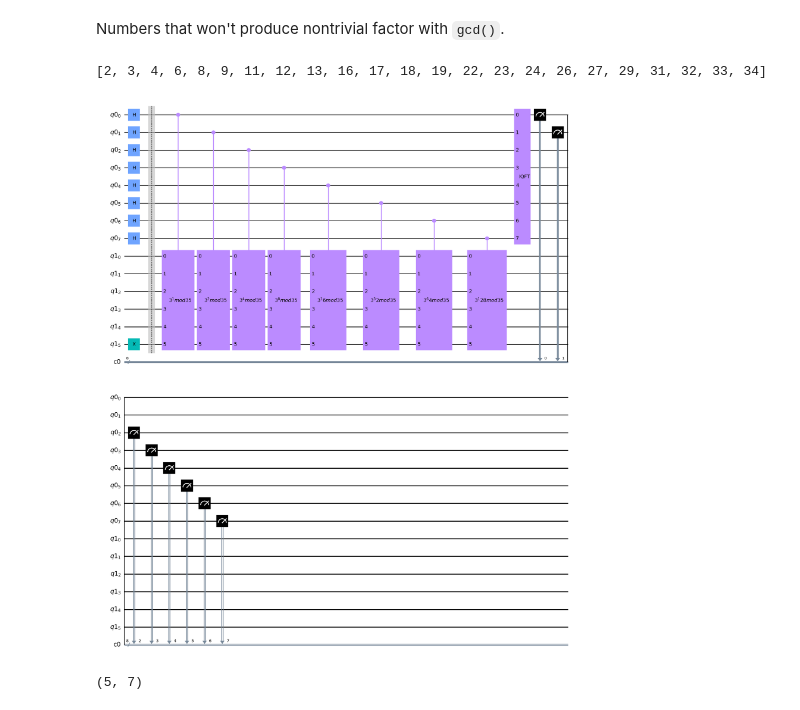
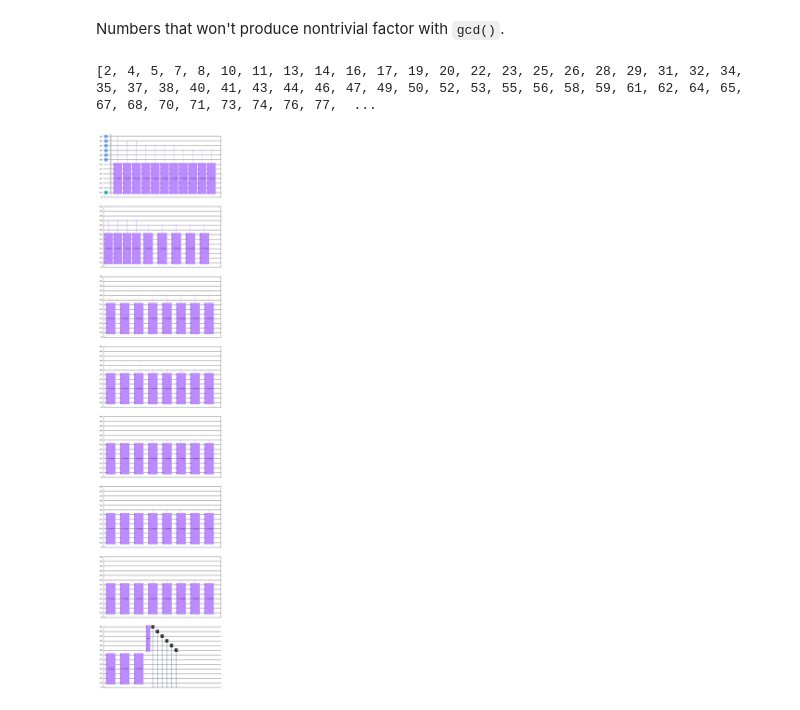
Before and after one commit to jvscursulim/shor_algorithm, a Jupyter notebook: example.ipynb, the cells around one changed output. Cells and saved outputs as stored; diff of their text form; code cells hidden in the pictures.

```diff
--- a/example.ipynb
+++ b/example.ipynb
@@ -7,7 +11,7 @@ from shor import ShorAlgorithm
 # %%
 shor = ShorAlgorithm()
 # %%
-number = 35
+number = 81
 # %% [markdown]
 Numbers that won't produce nontrivial factor with `gcd()`.
 # %%
@@ -15,14 +19,14 @@ gcd_results = [(i,gcd(i,number)) for i in range(2,number)]
 list_of_numbers = [tp[0] for tp in gcd_results if tp[1] == 1]
 print(list_of_numbers)
 # %% [output]
-[2, 3, 4, 6, 8, 9, 11, 12, 13, 16, 17, 18, 19, 22, 23, 24, 26, 27, 29, 31, 32, 33, 34]
+[2, 4, 5, 7, 8, 10, 11, 13, 14, 16, 17, 19, 20, 22, 23, 25, 26, 28, 29, 31, 32, 34, 35, 37, 38, 40, 41, 43, 44, 46, 47, 49, 50, 52, 53, 55, 56, 58, 59, 61, 62, 64, 65, 67, 68, 70, 71, 73, 74, 76, 77,  ...
 # %%
-a = 3
-num_qubits_qft = 8
+a = 7
+num_qubits_qft = 6
 shots = 8192
 # %%
 qc = shor.quantum_circuit(number=number, a=a, num_qubits_qft=num_qubits_qft)
 # %%
-qc.draw(output="mpl")
+qc.draw(output="mpl", style="clifford")
 # %% [output]
-[figure, old version]
+[figure, new version]
@@ -31,4 +32,0 @@ factors = shor.get_number_prime_factors(number=number, num_qubits_qft=num_qubits
-# %%
-factors
-# %% [output]
-(5, 7)
```
Also changed, not shown: parts of 7 cells of this notebook, 7 other files.
